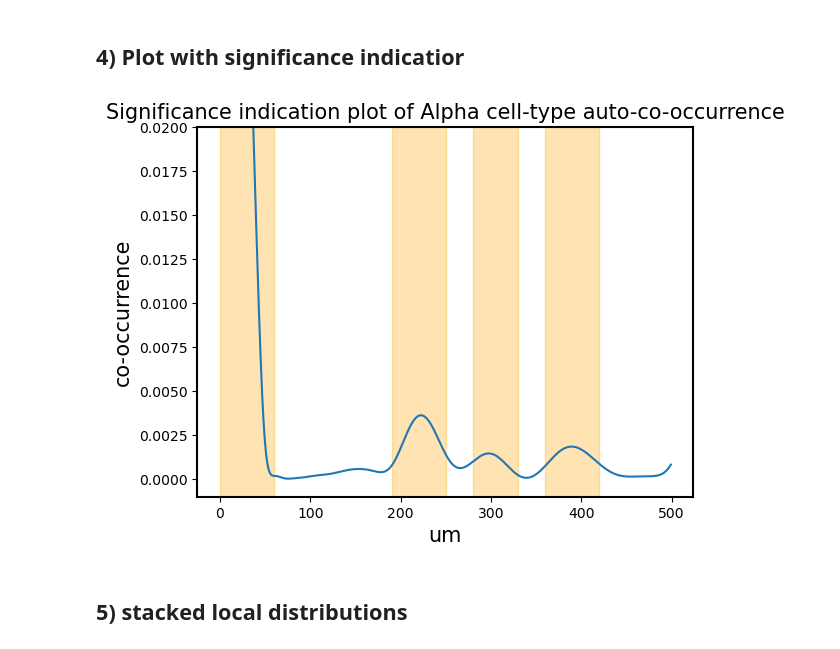
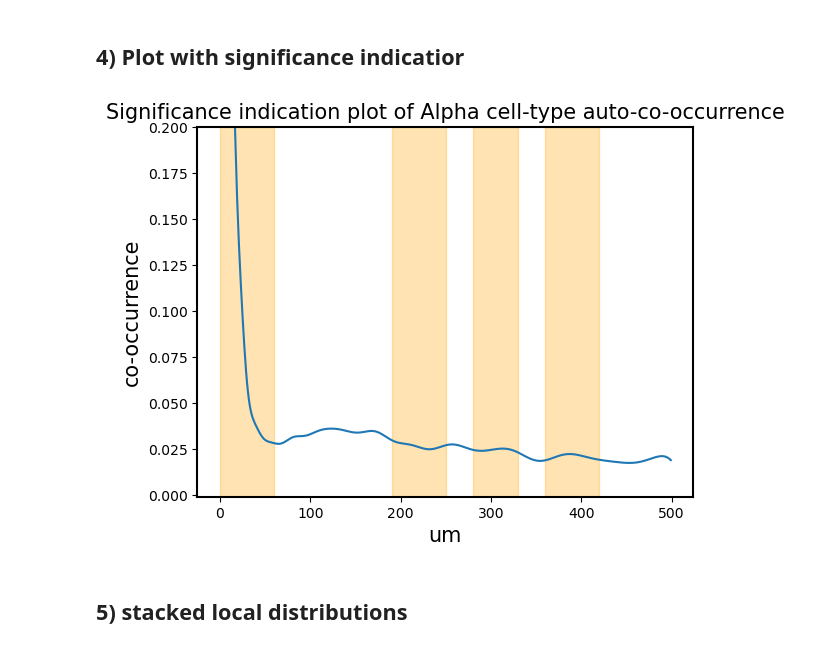
Before and after one commit to HiDiHlabs/sonar, a Jupyter notebook: sonar/plotting_functions_test.ipynb, the cells around one changed output. Saved outputs shown, nothing was run; the diff lists cells and outputs as text; code cells hidden in the pictures.

```diff
--- a/sonar/plotting_functions_test.ipynb
+++ b/sonar/plotting_functions_test.ipynb
@@ -38,7 +35,6 @@ cluster_labels = [
 ]
 # %%
 relevant_cluster_labels =  [
-     'background',
  'Acinar-i',
  'Acinar-s',
  'Acinar-REG+',
@@ -84,7 +80,7 @@ rad_ = 500
 lin = 1
 
 son = sonar.Sonar(max_radius=rad_,linear_steps=lin, edge_correction=True)
-cooc_template_ = son.co_occurrence_from_tensor(rescaled,interpolate=True)
+cooc_template_ = son.co_occurrence_from_tensor(rescaled[1:],interpolate=True)
 # %% [markdown]
 ## 1) Simple plot
 # %%
@@ -278,7 +274,7 @@ zer_ar[360:420] = 1
 bool_ar = zer_ar.astype(bool)
 # %%
 def significance_ident(cooc_curves_res, cell_type, bool_array,
-                       cell_type_labels = cluster_labels, um_per_px=1, y_zoom = 1.0): #cell_type_labels should be changed
+                       cell_type_labels = relevant_cluster_labels, um_per_px=1, y_zoom = 1.0): #cell_type_labels should be changed
     """
     Indicates 'significant' areas of the co-occurrence plot
     Parameters:
@@ -314,8 +310,8 @@ def significance_ident(cooc_curves_res, cell_type, bool_array,
         ax.axvspan(dist_list[i], dist_list[i+1], alpha = 0.3, color = "orange")
 # %%
 significance_ident(cooc_curves_res = cooc_template_, cell_type=6, bool_array=bool_ar,
-                       cell_type_labels = cluster_labels, y_zoom=0.02)
+                       cell_type_labels = cluster_labels, y_zoom=0.2)
 # %% [output]
-[figure, old version]
+[figure, new version]
 # %% [markdown]
 ## 5) stacked local distributions
```
Also changed, not shown: parts of 28 cells of this notebook.
